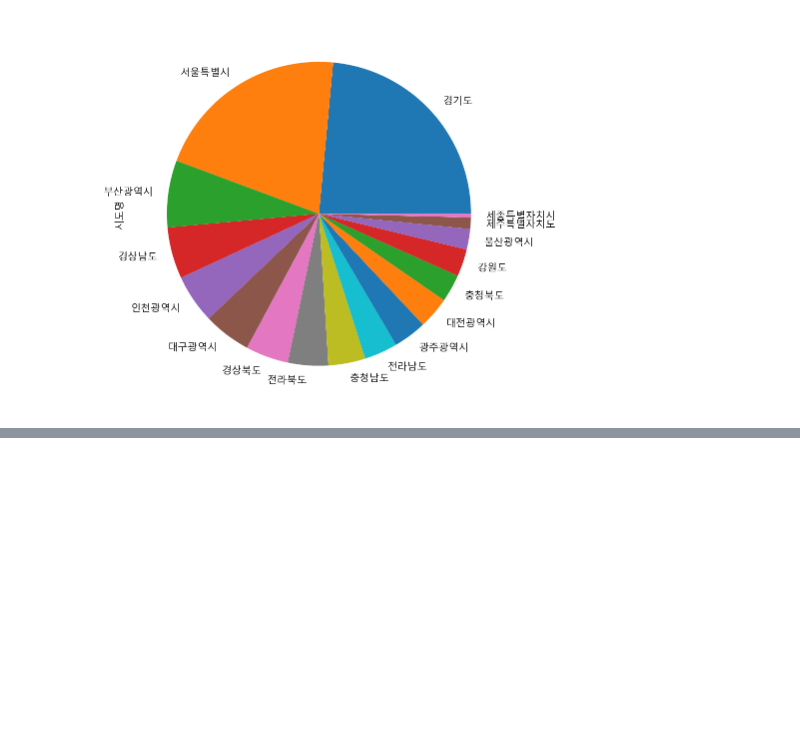
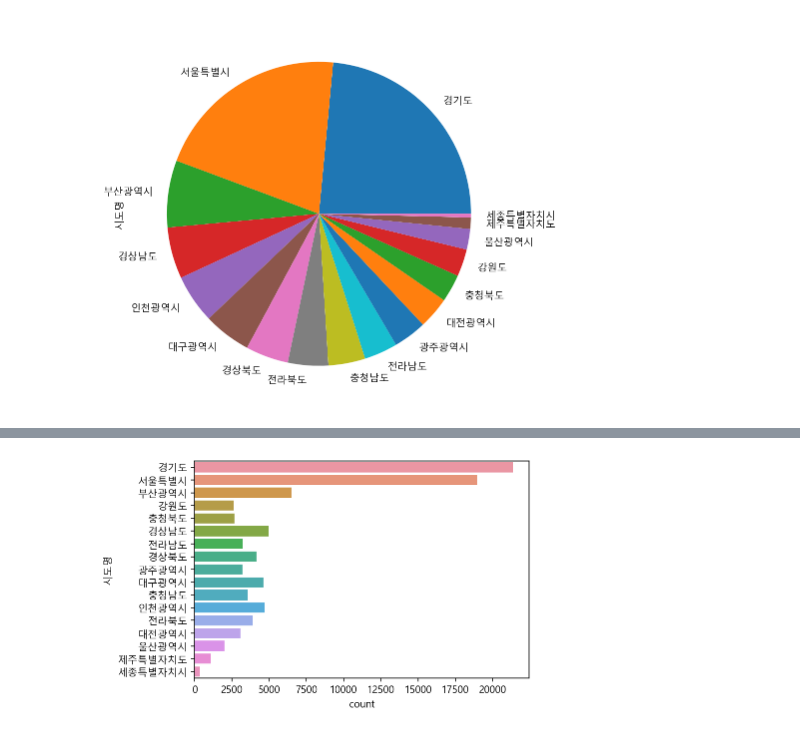
Before and after one commit to tree698/Data-Science-with-Python, a Jupyter notebook: 1. Data Analysis-Commercial Area Information in Seoul/Data Analysis.ipynb, the cells around one changed output, grey strips where cells are left out. Saved outputs shown, nothing was run; the diff lists cells and outputs as text; code cells hidden in the pictures; blank space fills up the shorter version.

```diff
--- a/1. Data Analysis-Commercial Area Information in Seoul/Data Analysis.ipynb
+++ b/1. Data Analysis-Commercial Area Information in Seoul/Data Analysis.ipynb
@@ -506,0 +518,6 @@ city.plot.pie(figsize=(7,7))
+# %%
+# 그래프 위 주석 제거, 변수에 담는다
+
+c = sns.countplot(data=df, y="시도명")
+# %% [output]
+[figure, added]
```
Also changed, not shown: parts of 3 cells of this notebook.
